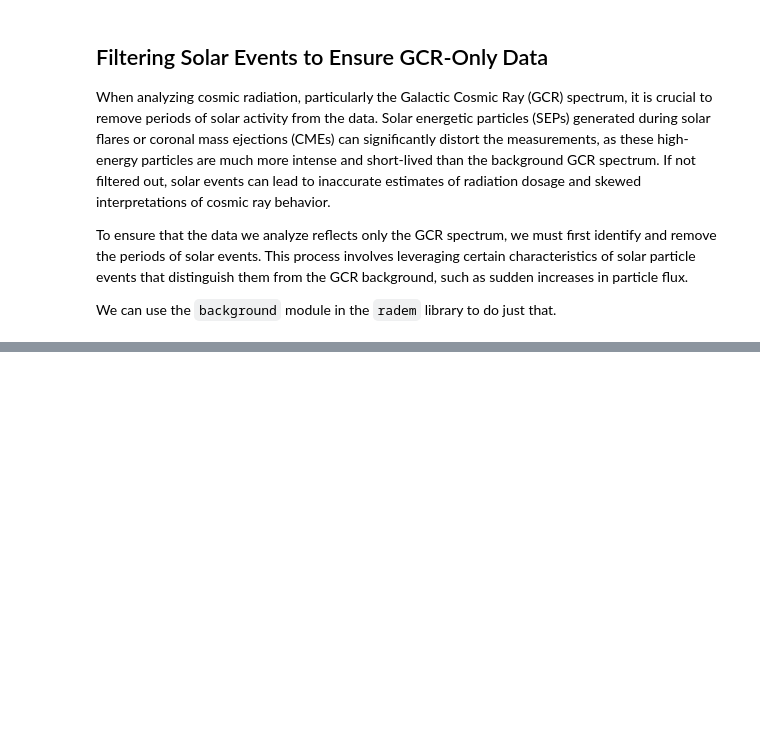
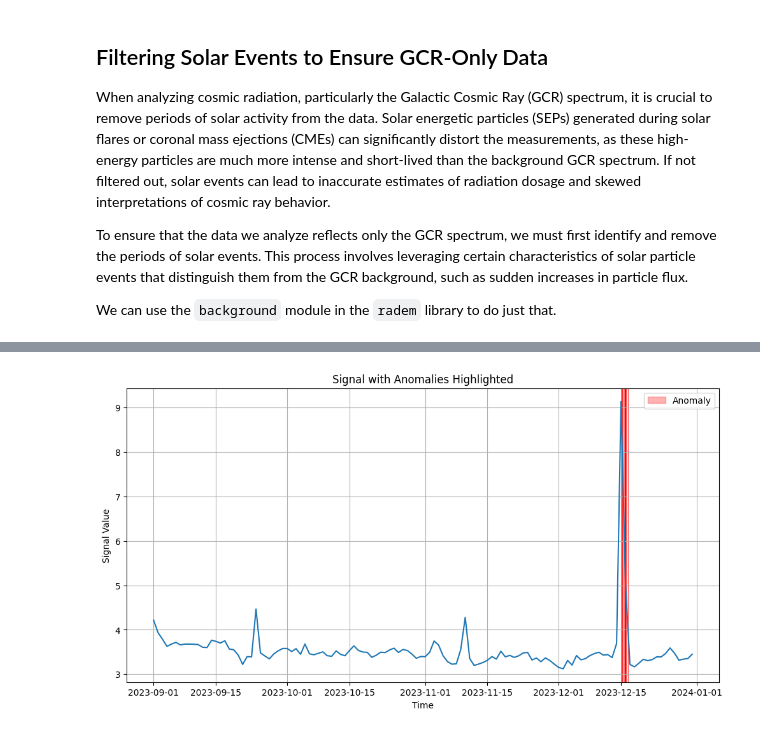
Before and after one commit to AGHRADEM/radem, a Jupyter notebook: src/radem/examples/total_gcr_dose.ipynb, the cells around one changed output, grey strips where cells are left out. Saved outputs shown, nothing was run; the diff lists cells and outputs as text; code cells hidden in the pictures; blank space fills up the shorter version.

```diff
--- a/src/radem/examples/total_gcr_dose.ipynb
+++ b/src/radem/examples/total_gcr_dose.ipynb
@@ -201,0 +292,5 @@ We can use the `background` module in the `radem` library to do just that.
+# %%
+anomalies = detect_anomalies(sample_1, df, window_size=20, threshold=2)
+print(anomalies)
+plot_signal_with_anomalies(df, sample_1, anomalies)
+# %% [output]
@@ -201,0 +298 @@ We can use the `background` module in the `radem` library to do just that.
+[figure, added]
```
Also changed, not shown: parts of 4 cells of this notebook.
